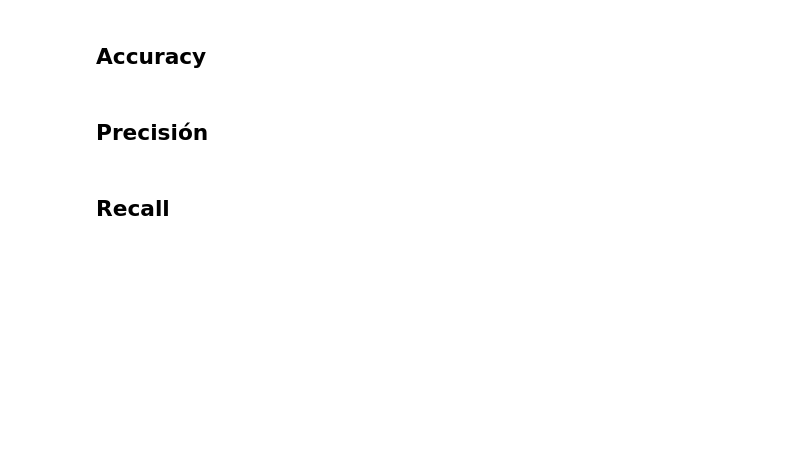
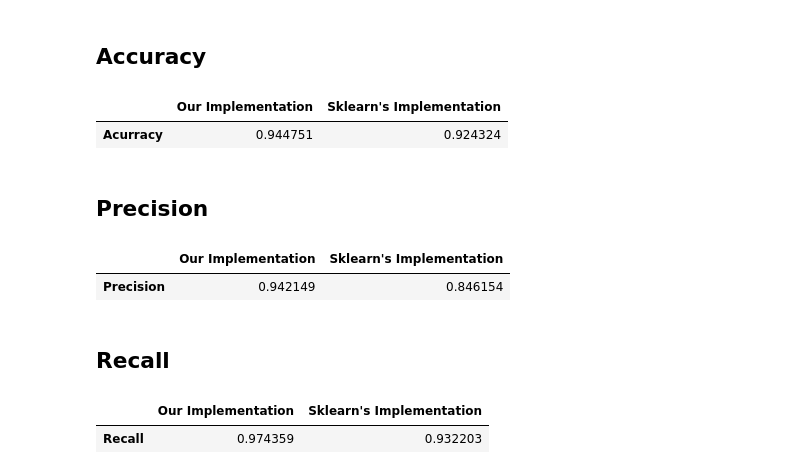
Before and after one commit to garza3333/RP_proyecto1, a Jupyter notebook: DT/dt.ipynb, the cells around one changed output. Cells and saved outputs as stored; diff of their text form; code cells hidden in the pictures; blank space fills up the shorter version.

```diff
--- a/DT/dt.ipynb
+++ b/DT/dt.ipynb
@@ -221,7 +266,69 @@ score(y_pred, y_test)
 # Metricas
 # %% [markdown]
 ## Accuracy
+# %%
+def reverse_y_pred(y_pred):
+    y_pred_reverse = y_pred
+    for i in range(len(y_pred)):
+        if y_pred_reverse[i] == 0:
+            y_pred_reverse[i] = 1
+        else:
+            y_pred_reverse[i] = 0
+    return y_pred_reverse
+
+def fp_fn(y_pred_r,y_test):
+    fp = 0
+    fn = 0
+    for i in range(len(y_test)):
+        if y_pred_r[i] == y_test[i] == 1:
+            fn += 1
+        elif y_pred_r[i] == y_test[i] == 0:
+            fp += 1
+    return fp,fn
+# %%
+y_pred_list = list(y_pred)
+y_pred_r = reverse_y_pred(y_pred_list)
+
+fp,fn = fp_fn(y_pred_r,list(y_test))
+tp = y_pred_list.count(0)
+tn = y_pred_list.count(1)
+acurracy = (tp+tn)/(tp+tn+fp+fn)
+
+
+y_pred_sclearn_dt_list = list(y_pred_sclearn_dt)
+y_pred_scrlearn_dt_r = reverse_y_pred(y_pred_sclearn_dt)
+
+fp_sclearn_dt,fn_sclearn_dt = fp_fn(y_pred_scrlearn_dt_r,y_test)
+tp_sclearn_dt = y_pred_sclearn_dt_list.count(0)
+tn_sclearn_dt = y_pred_sclearn_dt_list.count(1)
+div_sclearn_dt = (tp_sclearn_dt+tn_sclearn_dt+fp_sclearn_dt+fn_sclearn_dt)
+acurracy_sclearn_dt = (tp_sclearn_dt+tn_sclearn_dt)/div_sclearn_dt
+
+pd.DataFrame([[acurracy, acurracy_sclearn_dt]],
+             ['Acurracy'],
+             ['Our Implementation', 'Sklearn\'s Implementation'])
+# %% [output]
+|  | Our Implementation | Sklearn's Implementation |
+| Acurracy | 0.944751 | 0.924324 |
 # %% [markdown]
-## Precisión
+## Precision
+# %%
+precision = tp/(tp+fp)
+precision_sclearn_dt = tp_sclearn_dt/(tp_sclearn_dt+fp_sclearn_dt)
+pd.DataFrame([[precision, precision_sclearn_dt]],
+             ['Precision'],
+             ['Our Implementation', 'Sklearn\'s Implementation'])
+# %% [output]
+|  | Our Implementation | Sklearn's Implementation |
+| Precision | 0.942149 | 0.846154 |
 # %% [markdown]
 ## Recall
+# %%
+recall = tp/(tp+fn)
+recall_sclearn_dt = tp_sclearn_dt/(tp_sclearn_dt+fn_sclearn_dt)
+pd.DataFrame([[recall, recall_sclearn_dt]],
+             ['Recall'],
+             ['Our Implementation', 'Sklearn\'s Implementation'])
+# %% [output]
+|  | Our Implementation | Sklearn's Implementation |
+| Recall | 0.974359 | 0.932203 |
```
Also changed, not shown: parts of 12 cells of this notebook.
